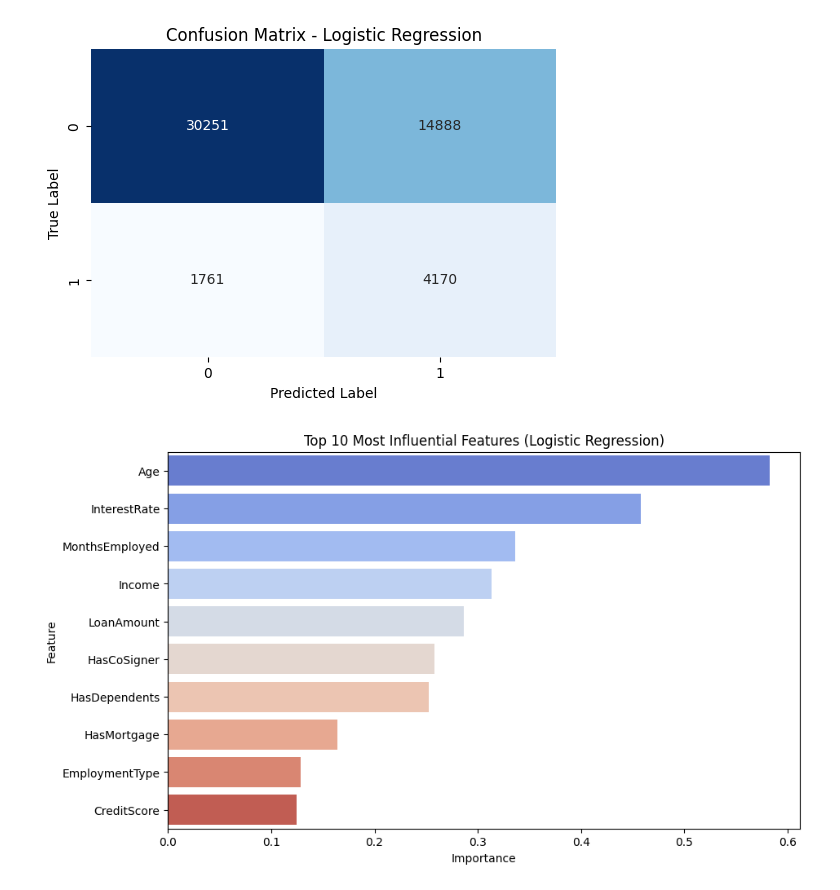
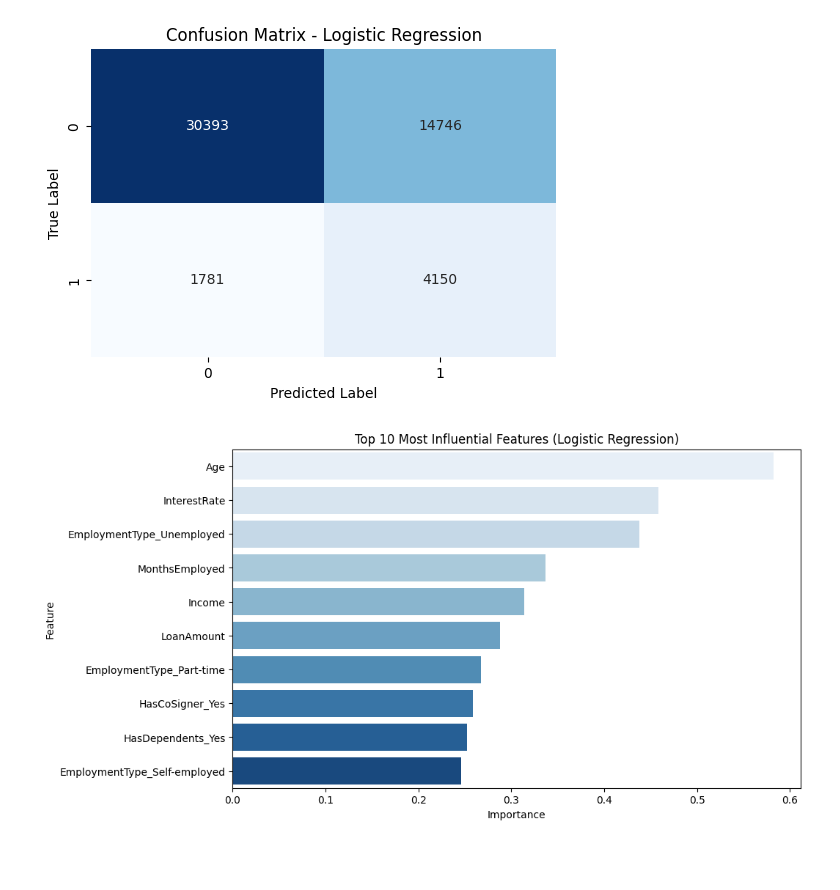
Before and after one commit to aliraza-data/Loan-Default-Risk-Analysis, a Jupyter notebook: Model/Loan_Default_Model .ipynb, the cells around one changed output. Cells and saved outputs as stored; diff of their text form; code cells hidden in the pictures; blank space fills up the shorter version.

```diff
--- a/Model/Loan_Default_Model .ipynb
+++ b/Model/Loan_Default_Model .ipynb
@@ -61,0 +80,10 @@ y = df[target]
+# %%
+# Define Columns
+
+num_cols = ['Age', 'Income', 'LoanAmount', 'CreditScore', 'MonthsEmployed',
+            'NumCreditLines', 'InterestRate', 'LoanTerm', 'DTIRatio']
+
+cat_cols = ['Education', 'EmploymentType', 'MaritalStatus',
+            'HasMortgage', 'HasDependents', 'LoanPurpose', 'HasCoSigner']
+
+target = 'Default'
@@ -99,9 +163,14 @@ def evaluate_model(name, y_true, y_pred):
 results = {}
 # %%
-# --- Logistic Regression ---
-log_model = LogisticRegression(random_state=42, max_iter=1000, class_weight='balanced', solver='saga')
-log_model.fit(X_train_scaled, y_train)
-y_pred_log = log_model.predict(X_test_scaled)
+#  Model 1 - Logistic Regression
+
+log_pipeline = Pipeline(steps=[
+    ('preprocessor', preprocessor),
+    ('classifier', LogisticRegression(random_state=42, max_iter=1000, class_weight='balanced'))
+])
+
+log_pipeline.fit(X_train, y_train)
+y_pred_log = log_pipeline.predict(X_test)
 results['Logistic Regression'] = evaluate_model("Logistic Regression", y_test, y_pred_log)
 # %% [output]
 Logistic Regression Results:
@@ -210,15 +278,21 @@ plt.show()
 # %% [output]
 [figure]
 # %%
-# Get feature importance from Logistic Regression
+#Top Predictive Features
+
+encoded_feature_names = (
+    num_cols +
+    list(preprocessor.named_transformers_['cat'].named_steps['encoder'].get_feature_names_out(cat_cols))
+)
+
 feature_importance = pd.DataFrame({
-    'Feature': X_train.columns,
-    'Importance': abs(log_model.coef_[0])
+    'Feature': encoded_feature_names,
+    'Importance': abs(log_pipeline.named_steps['classifier'].coef_[0])
 }).sort_values(by='Importance', ascending=False)
 
 plt.figure(figsize=(10,6))
-sns.barplot(data=feature_importance.head(10), x='Importance', y='Feature', palette='coolwarm')
+sns.barplot(data=feature_importance.head(10), x='Importance', y='Feature', palette='Blues')
 plt.title('Top 10 Most Influential Features (Logistic Regression)')
 plt.show()
 # %% [output]
-[figure, old version]
+[figure, new version]
```
Also changed, not shown: parts of 16 cells of this notebook, 1 other file.
